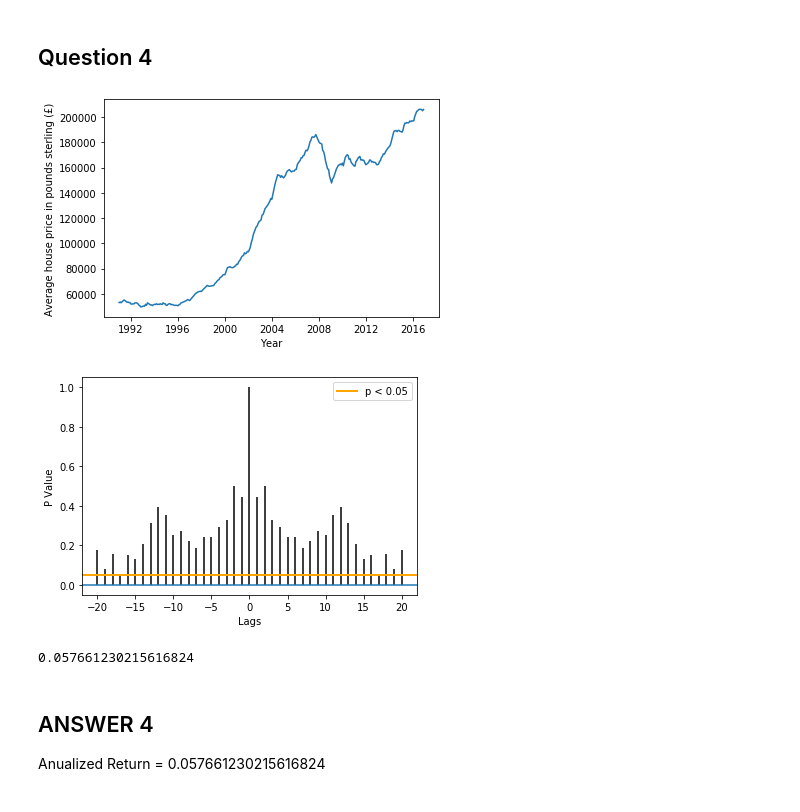
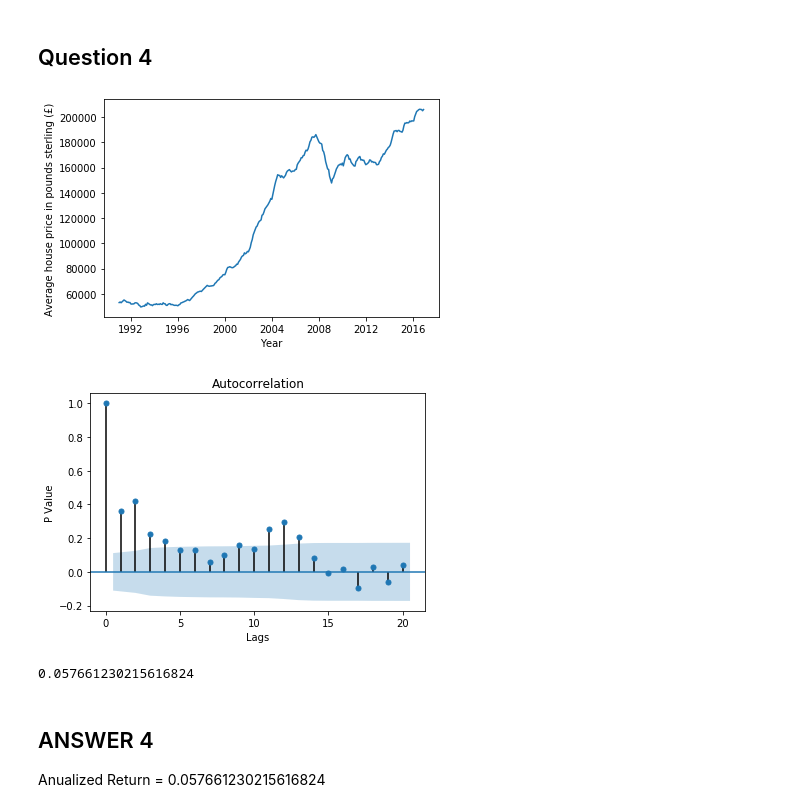
Before and after one commit to cyborgoat/data-inference-machine-learning, a Jupyter notebook: assignment_3/18785_HW3.ipynb, the cells around one changed output. Drawn from its saved outputs; the diff is of its cells as text; code cells hidden in the pictures.

```diff
--- a/assignment_3/18785_HW3.ipynb
+++ b/assignment_3/18785_HW3.ipynb
@@ -149,31 +149,34 @@ fertility -0.537393   1.000000
 # %%
 f_monthly = pd.read_excel('monthly.xls',sheet_name='Monthly')
 time,price = f_monthly['Unnamed: 0'],f_monthly['Average House Price']
 pos = f_monthly.loc[f_monthly['Unnamed: 0'] == '2016-12-01'].index[0]
 time,price = time[:pos+1],price[:pos+1]
 plt.plot_date(time,price,'-')
 plt.xlabel("Year")
 plt.ylabel("Average house price in pounds sterling (£)")
 plt.show()
 
 ###########
 mrt = []
 for i in range (1,len(price)):
     mrt.append((price[i]-price[i-1])/price[i-1])
-plt.acorr(np.array(mrt), maxlags=20)
-plt.axhline(0.05, color='orange', lw=2,label="p < 0.05")
+
+from statsmodels.graphics.tsaplots import plot_acf
+from statsmodels.graphics.tsaplots import plot_pacf
+plot_acf(np.array(mrt),lags=20,alpha=0.05)
 plt.xlabel("Lags")
 plt.ylabel("P Value")
-plt.legend()
 plt.show()
+
+
 
 art = []
 for i in range (12,len(price)):
     art.append((price[i]-price[i-12])/price[i-12])
 print(np.mean(art))
 # %% [output]
 [figure]
-[figure, old version]
+[figure, new version]
 0.057661230215616824
 # %% [markdown]
 ## ANSWER 4
```
Also changed, not shown: parts of 2 cells of this notebook, 3 other files.
